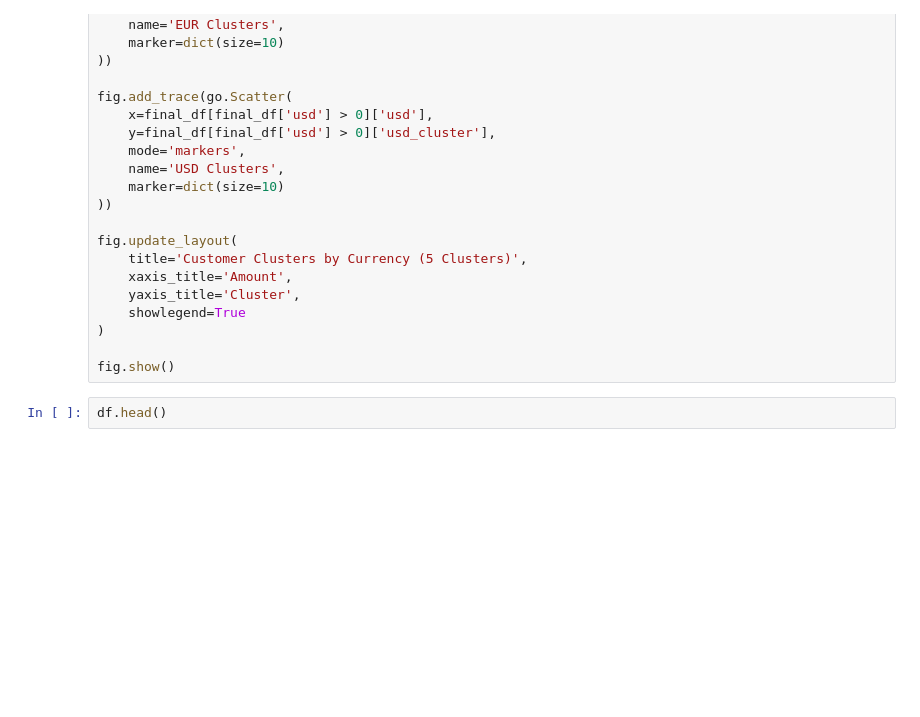
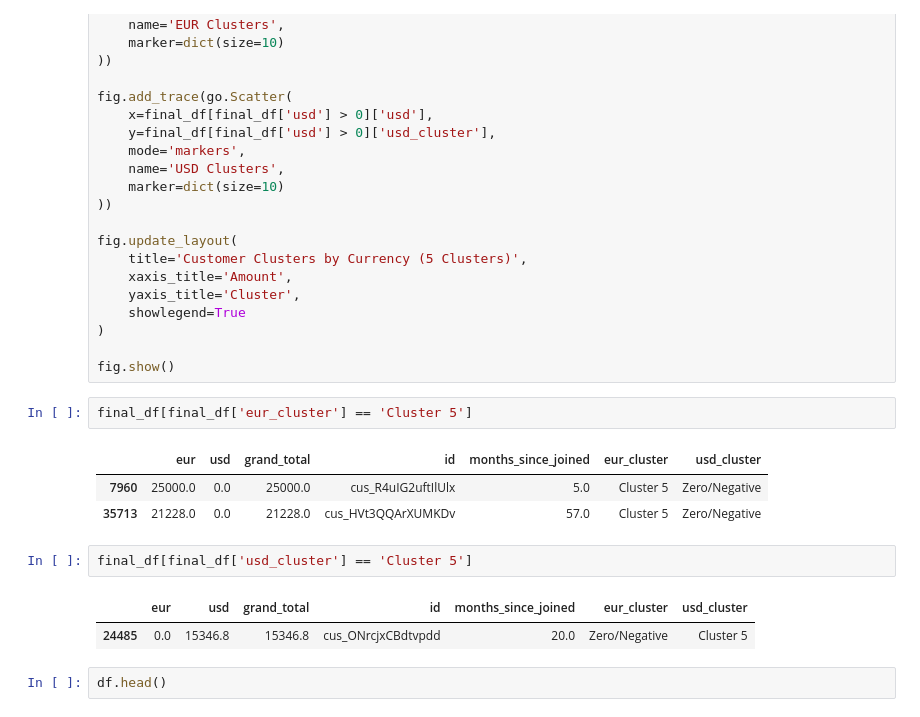
Before and after one commit to Idreece/surfe, a Jupyter notebook: notebooks/analysis.ipynb, the cells around one changed output. Drawn from its saved outputs; the diff is of its cells as text; blank space fills up the shorter version.

```diff
--- a/notebooks/analysis.ipynb
+++ b/notebooks/analysis.ipynb
@@ -451,6 +451,17 @@ fig.update_layout(
 )
 
 fig.show()
+# %%
+final_df[final_df['eur_cluster'] == 'Cluster 5']
+# %% [output]
+|  | eur | usd | grand_total | id | months_since_joined | eur_cluster | usd_cluster |
+| 7960 | 25000.0 | 0.0 | 25000.0 | cus_R4uIG2uftIlUlx | 5.0 | Cluster 5 | Zero/Negative |
+| 35713 | 21228.0 | 0.0 | 21228.0 | cus_HVt3QQArXUMKDv | 57.0 | Cluster 5 | Zero/Negative |
+# %%
+final_df[final_df['usd_cluster'] == 'Cluster 5']
+# %% [output]
+|  | eur | usd | grand_total | id | months_since_joined | eur_cluster | usd_cluster |
+| 24485 | 0.0 | 15346.8 | 15346.8 | cus_ONrcjxCBdtvpdd | 20.0 | Zero/Negative | Cluster 5 |
 # %%
 df.head()
 # %% [output]
```
Also changed, not shown: parts of 13 cells of this notebook.
